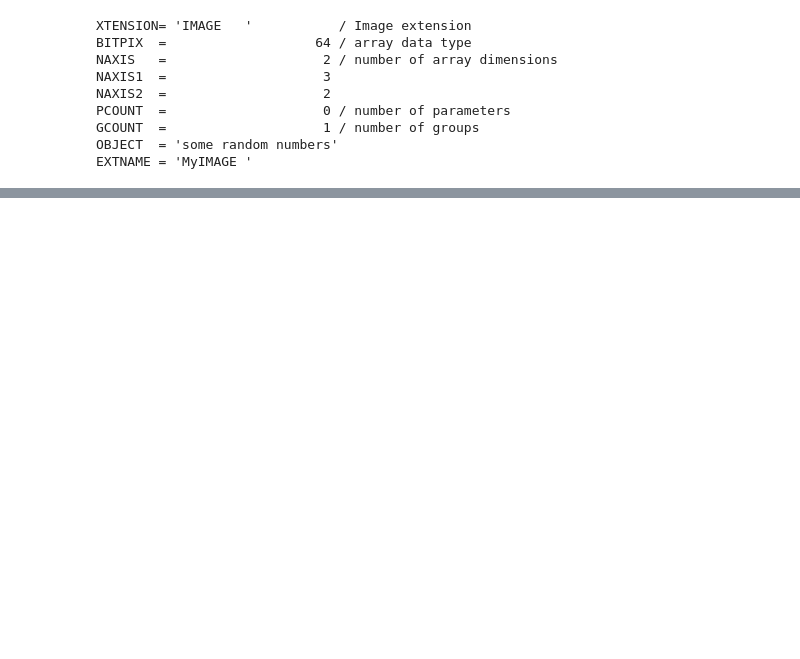
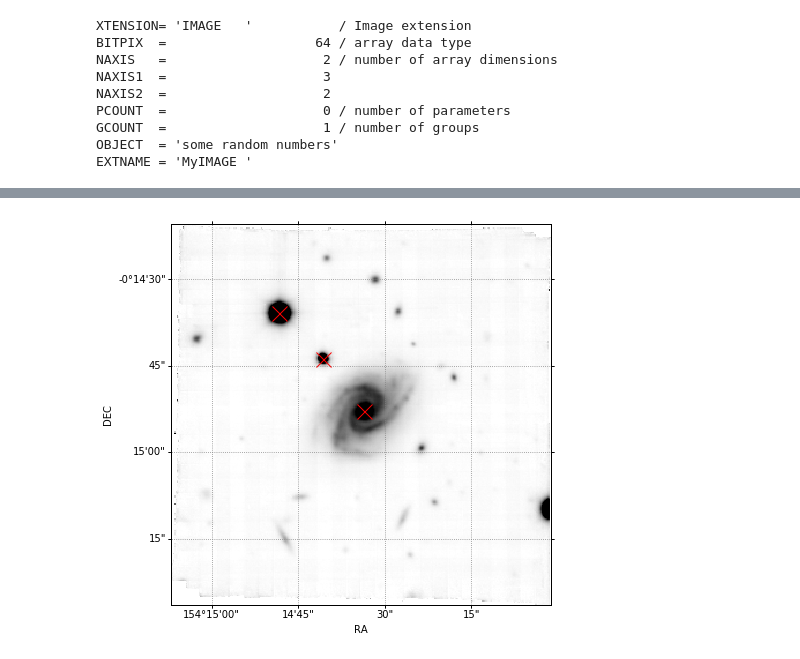
Before and after one commit to marcogullieuszik/astromundus2017_python, a Jupyter notebook: NOTEBOOKS/05_FITS_FILES/fits_files.ipynb, the cells around one changed output, grey strips where cells are left out. Saved outputs shown, nothing was run; the diff lists cells and outputs as text; code cells hidden in the pictures; blank space fills up the shorter version.

```diff
--- a/NOTEBOOKS/05_FITS_FILES/fits_files.ipynb
+++ b/NOTEBOOKS/05_FITS_FILES/fits_files.ipynb
@@ -247,0 +304,13 @@ EXTNAME = 'MyIMAGE '
+# %%
+# we have the RA and DEC coordinates of three objects that we want to overplot on the previous image:
+ra=[ 154.24265,   154.244656,  154.246739]
+dec=[-0.248025, -0.245492, -0.243292]
+
+# transform to pixels
+xx, yy= wcs.all_world2pix(ra, dec, 0)
+
+# overplot
+ax.plot(xx,yy,'xr',ms=15)
+fig
+# %% [output]
+[figure, added]
```
Also changed, not shown: parts of 11 cells of this notebook, 1 other file.
